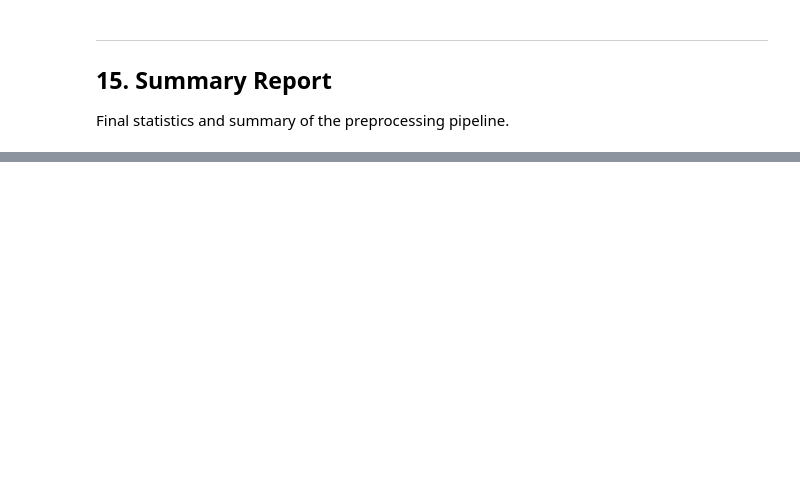
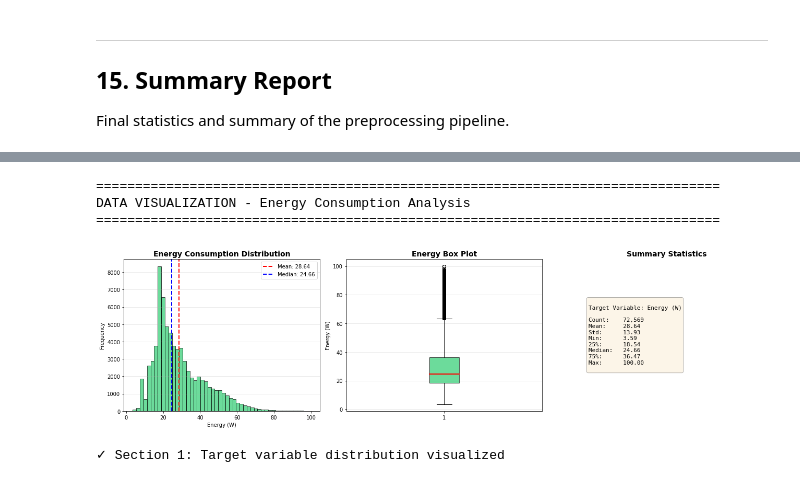
Before and after one commit to kritadhic/ai5ges, a Jupyter notebook: HuggingFace-netop-5G-Network-Energy-Consumption/preprocess_netop.ipynb, the cells around one changed output, grey strips where cells are left out. Saved outputs shown, nothing was run; the diff lists cells and outputs as text; code cells hidden in the pictures; blank space fills up the shorter version.

Commit message:
Data prep steps updated

```diff
--- a/HuggingFace-netop-5G-Network-Energy-Consumption/preprocess_netop.ipynb
+++ b/HuggingFace-netop-5G-Network-Energy-Consumption/preprocess_netop.ipynb
@@ -742,0 +1056,58 @@ df_final.columns
+# %%
+# =============================================================================
+# 1. TARGET VARIABLE DISTRIBUTION
+# =============================================================================
+print("="*80)
+print("DATA VISUALIZATION - Energy Consumption Analysis")
+print("="*80)
+
+fig, axes = plt.subplots(1, 3, figsize=(18, 5))
+
+# Energy distribution
+axes[0].hist(df_final['Energy'], bins=50, color='#2ecc71', alpha=0.7, edgecolor='black')
+axes[0].axvline(df_final['Energy'].mean(), color='red', linestyle='--', linewidth=2,
+                label=f'Mean: {df_final["Energy"].mean():.2f}')
+axes[0].axvline(df_final['Energy'].median(), color='blue', linestyle='--', linewidth=2,
+                label=f'Median: {df_final["Energy"].median():.2f}')
+axes[0].set_title('Energy Consumption Distribution', fontsize=14, fontweight='bold')
+axes[0].set_xlabel('Energy (W)')
+axes[0].set_ylabel('Frequency')
+axes[0].legend()
+axes[0].grid(True, alpha=0.3, axis='y')
+
+# Box plot
+axes[1].boxplot(df_final['Energy'], patch_artist=True,
+                boxprops=dict(facecolor='#2ecc71', alpha=0.7),
+                medianprops=dict(color='red', linewidth=2))
+axes[1].set_title('Energy Box Plot', fontsize=14, fontweight='bold')
+axes[1].set_ylabel('Energy (W)')
+axes[1].grid(True, alpha=0.3, axis='y')
+
+# Summary statistics
+stats_text = f"""
+Target Variable: Energy (W)
+
+Count:    {df_final['Energy'].count():,}
+Mean:     {df_final['Energy'].mean():.2f}
+Std:      {df_final['Energy'].std():.2f}
+Min:      {df_final['Energy'].min():.2f}
+25%:      {df_final['Energy'].quantile(0.25):.2f}
+Median:   {df_final['Energy'].median():.2f}
+75%:      {df_final['Energy'].quantile(0.75):.2f}
+Max:      {df_final['Energy'].max():.2f}
+"""
+axes[2].text(0.1, 0.5, stats_text, fontsize=11, family='monospace',
+             verticalalignment='center', bbox=dict(boxstyle='round', facecolor='wheat', alpha=0.3))
+axes[2].axis('off')
+axes[2].set_title('Summary Statistics', fontsize=14, fontweight='bold')
+
+plt.tight_layout()
+plt.show()
+
+print("\n✓ Section 1: Target variable distribution visualized")
+# %% [output]
+================================================================================
+DATA VISUALIZATION - Energy Consumption Analysis
+================================================================================
+[figure, added]
+✓ Section 1: Target variable distribution visualized
```
Also changed, not shown: parts of 29 cells of this notebook, 6 other files.
